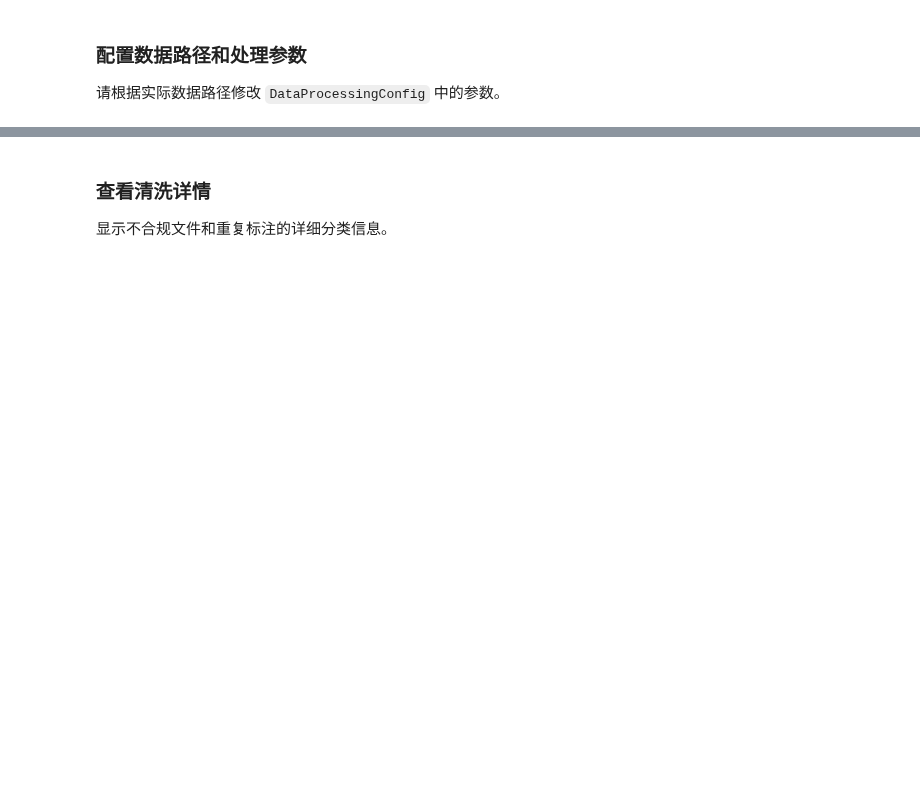
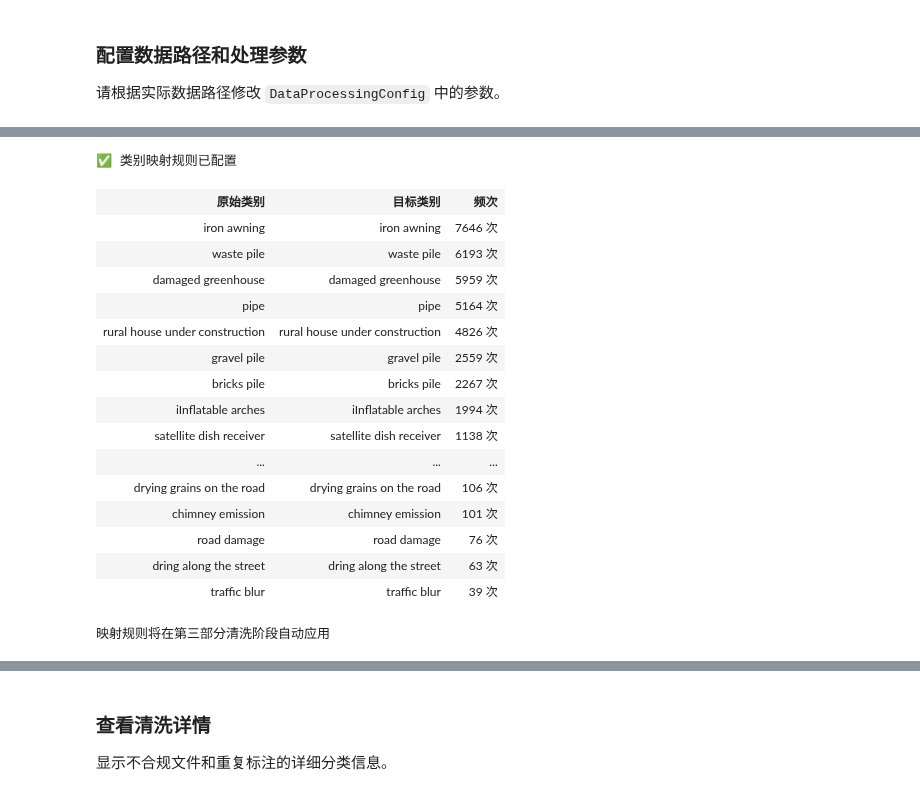
Before and after one commit to SunHao-AI/gemma4-ft, a Jupyter notebook: gemma4_multimodal_demo/notebooks/01-data_preparation-labelme_processing.ipynb, the cells around one changed output, grey strips where cells are left out. Saved outputs shown, nothing was run; the diff lists cells and outputs as text; code cells hidden in the pictures; blank space fills up the shorter version.

```diff
--- a/gemma4_multimodal_demo/notebooks/01-data_preparation-labelme_processing.ipynb
+++ b/gemma4_multimodal_demo/notebooks/01-data_preparation-labelme_processing.ipynb
@@ -284,0 +550,50 @@ ui.show_config(config)
+# %%
+# ============================================================
+# 类别映射字典配置
+# ============================================================
+# 格式: {"原始类别名": "目标类别名", ...}
+# 示例: LABEL_MAPPING = {" algae": "green_algae", "trash": "garbage"}
+
+LABEL_MAPPING = default_mapping  # 请根据预扫描结果填写映射规则
+
+# 应用配置到DataProcessingConfig
+config.label_mapping = LABEL_MAPPING
+
+if config.label_mapping:
+    rows = ""
+    for original, target in config.label_mapping.items():
+        count = prescan_result["label_counts"].get(original, 0)
+        rows += f"<tr><td style='padding:8px;border:1px solid #dee2e6'>{original}</td><td style='padding:8px;border:1px solid #dee2e6;font-weight:bold;color:#28a745'>{target}</td><td style='padding:8px;border:1px solid #dee2e6'>{count} 次</td></tr>"
+    ui._html(
+        f"""<div style="{ui._STYLES['success_card']}"><h4 style='color:#155724;margin-bottom:8px'>✅ 类别映射规则已配置</h4><table style='width:100%;border-collapse:collapse'><tr><th style='padding:8px;border:1px solid #dee2e6;background:#d4edda'>原始类别</th><th style='padding:8px;border:1px solid #dee2e6;background:#d4edda'>目标类别</th><th style='padding:8px;border:1px solid #dee2e6;background:#d4edda'>频次</th></tr>{rows}</table><p style='margin-top:10px;color:#155724'>映射规则将在第三部分清洗阶段自动应用</p></div>"""
+    )
+
+    unmapped_labels = [l for l in prescan_result["label_counts"].keys() if l not in config.label_mapping]
+    if unmapped_labels:
+        print(f"\n⚠️ 未映射的label（{len(unmapped_labels)} 个）:")
+        for label in unmapped_labels[:10]:
+            count = prescan_result["label_counts"].get(label, 0)
+            print(f"  {label}: {count} 次")
+        if len(unmapped_labels) > 10:
+            print(f"  ... 还有 {len(unmapped_labels) - 10} 个未显示")
+else:
+    ui.show_info("未配置类别映射字典。如需应用类别映射，请修改 LABEL_MAPPING 变量后重新运行本单元格。")
+# %% [output]
+✅ 类别映射规则已配置
+| 原始类别 | 目标类别 | 频次 |
+| iron awning | iron awning | 7646 次 |
+| waste pile | waste pile | 6193 次 |
+| damaged greenhouse | damaged greenhouse | 5959 次 |
+| pipe | pipe | 5164 次 |
+| rural house under construction | rural house under construction | 4826 次 |
+| gravel pile | gravel pile | 2559 次 |
+| bricks pile | bricks pile | 2267 次 |
+| iInflatable arches | iInflatable arches | 1994 次 |
+| satellite dish receiver | satellite dish receiver | 1138 次 |
+| ... | ... | ... |
+| drying grains on the road | drying grains on the road | 106 次 |
+| chimney emission | chimney emission | 101 次 |
+| road damage | road damage | 76 次 |
+| dring along the street | dring along the street | 63 次 |
+| traffic blur | traffic blur | 39 次 |
+映射规则将在第三部分清洗阶段自动应用
```
Also changed, not shown: parts of 22 cells of this notebook, 29 other files.
